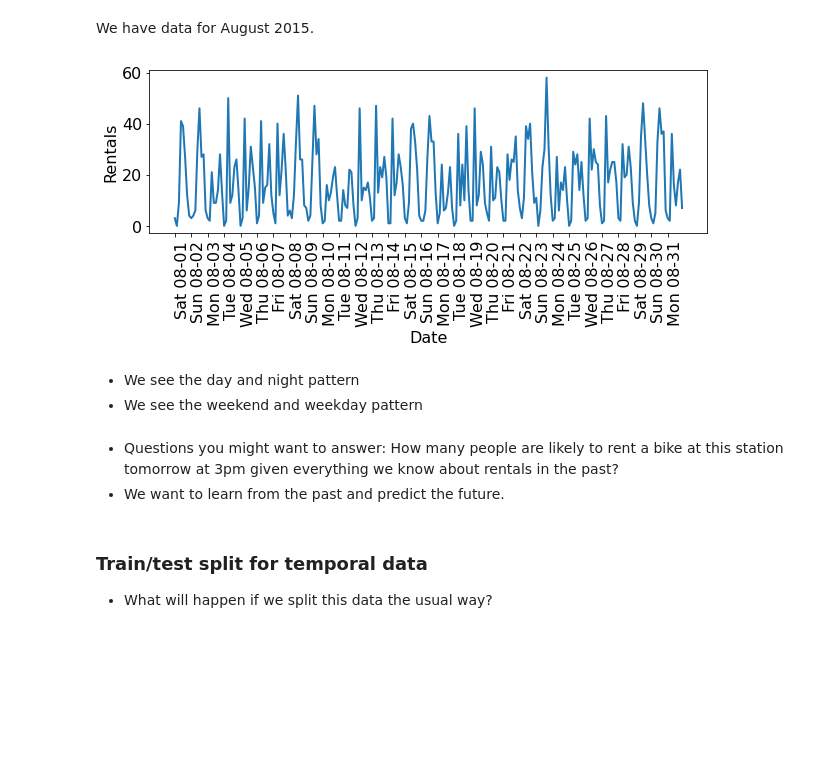
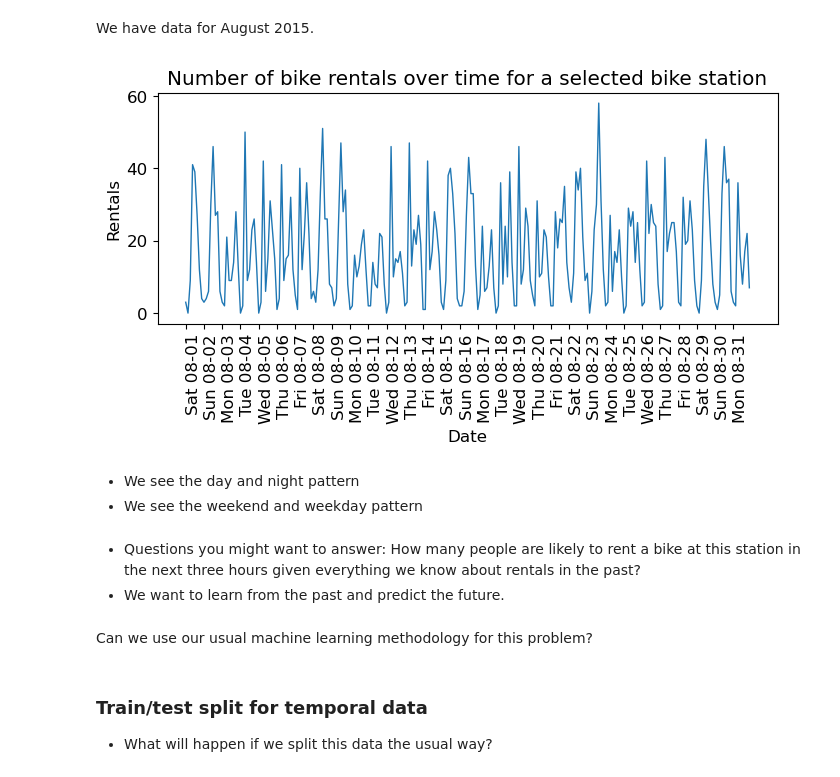
Before and after one commit to UBC-CS/cpsc330-2023s, a Jupyter notebook: lectures/19_time-series.ipynb, the cells around one changed output. Saved outputs shown, nothing was run; the diff lists cells and outputs as text; code cells hidden in the pictures; blank space fills up the shorter version.

```diff
--- a/lectures/19_time-series.ipynb
+++ b/lectures/19_time-series.ipynb
@@ -26,6 +26,6 @@ from sklearn.model_selection import (
 from sklearn.pipeline import Pipeline, make_pipeline
 from sklearn.preprocessing import OneHotEncoder, OrdinalEncoder, StandardScaler
 
-plt.rcParams["font.size"] = 16
+plt.rcParams["font.size"] = 12
 from datetime import datetime
 # %% [markdown]
@@ -84,20 +87,23 @@ Timestamp('2015-08-31 21:00:00', freq='3H')
 # %% [markdown]
 We have data for August 2015.
 # %%
-plt.figure(figsize=(10, 3))
+plt.figure(figsize=(8, 3))
 xticks = pd.date_range(start=citibike.index.min(), end=citibike.index.max(), freq="D")
 plt.xticks(xticks, xticks.strftime("%a %m-%d"), rotation=90, ha="left")
-plt.plot(citibike, linewidth=2)
+plt.plot(citibike, linewidth=1)
 plt.xlabel("Date")
 plt.ylabel("Rentals");
+plt.title("Number of bike rentals over time for a selected bike station");
 # %% [output]
-[figure, old version]
+[figure, new version]
 # %% [markdown]
 - We see the day and night pattern
 - We see the weekend and weekday pattern
 # %% [markdown]
-- Questions you might want to answer: How many people are likely to rent a bike at this station tomorrow at 3pm given everything we know about rentals in the past?
+- Questions you might want to answer: How many people are likely to rent a bike at this station in the next three hours given everything we know about rentals in the past?
 - We want to learn from the past and predict the future.
+# %% [markdown]
+Can we use our usual machine learning methodology for this problem?
 # %% [markdown]
 ### Train/test split for temporal data
 
```
Also changed, not shown: parts of 170 cells of this notebook.
